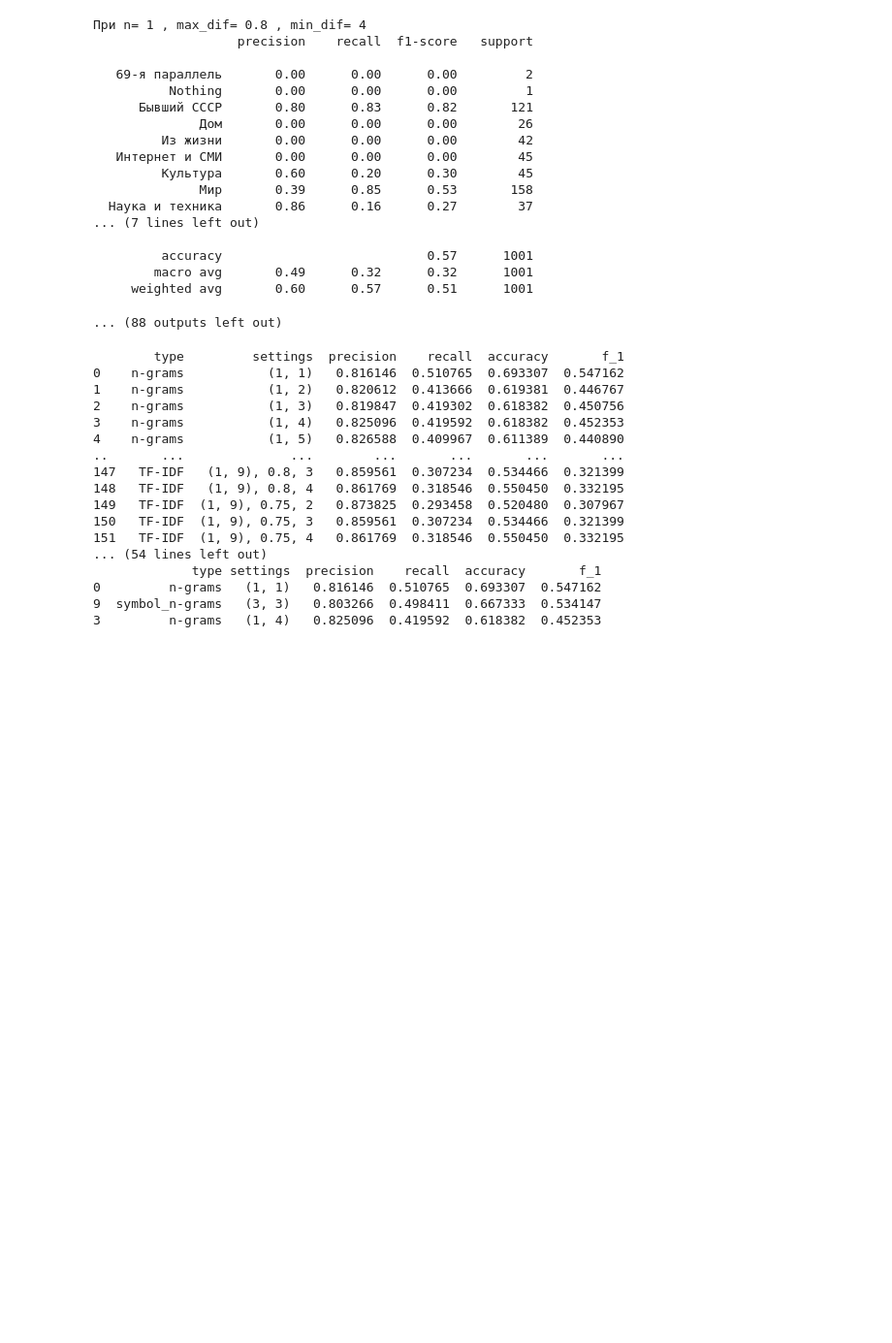
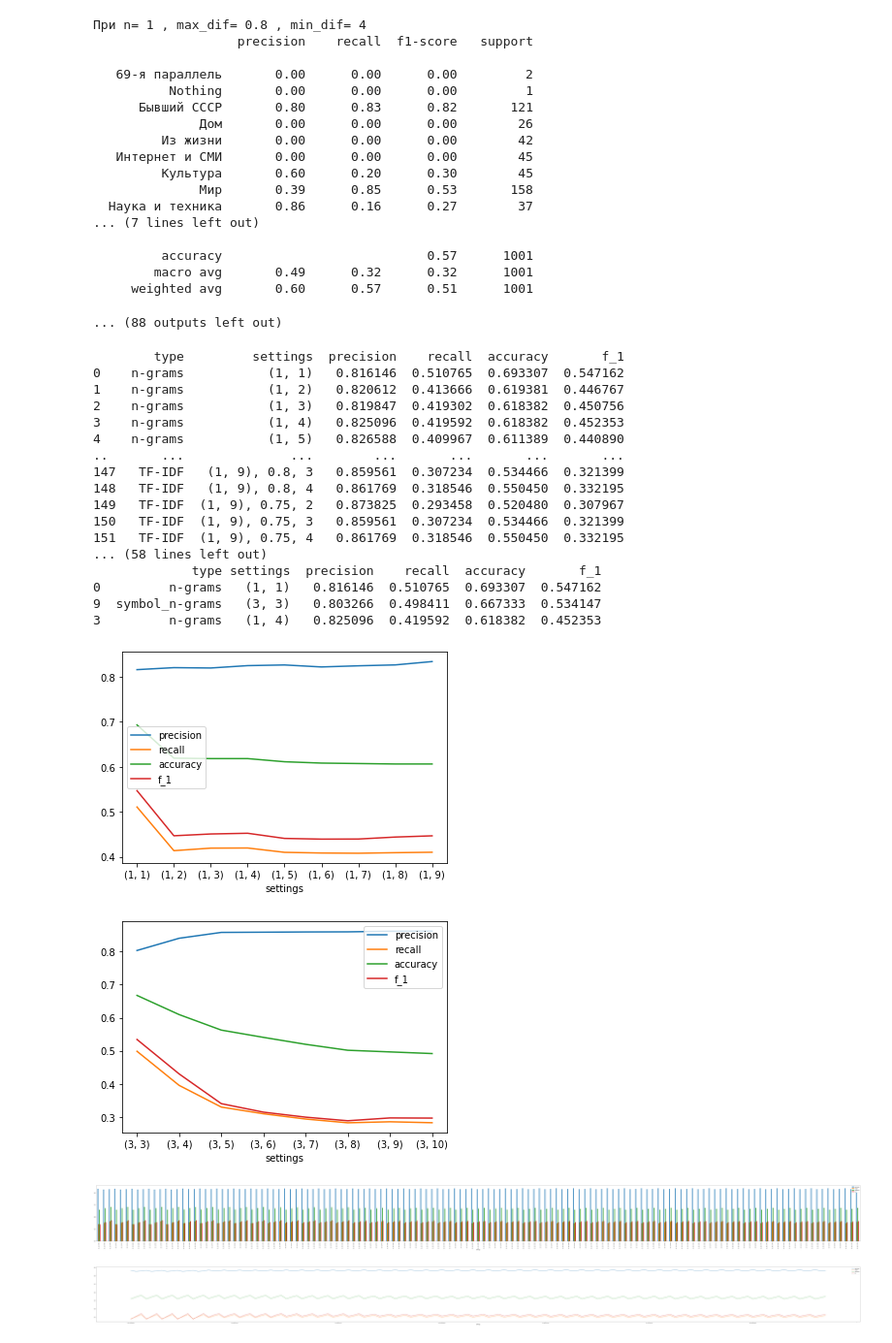
Before and after one commit to OlegLaiok/Comp_Lingv, a Jupyter notebook: лаба_5.ipynb, the cells around one changed output. Shown at 97% size. Drawn from its saved outputs; the diff is of its cells as text; code cells hidden in the pictures; blank space fills up the shorter version.

```diff
--- a/лаба_5.ipynb
+++ b/лаба_5.ipynb
@@ -637,34 +640,50 @@ with open("table.json", "r", encoding ='utf-8') as f:
 table = pd.DataFrame.from_dict(table)
 print(table)
 print('n_grams_table:')
-print(table.loc[(table['type']=='n-grams')])
+n_grams = table.loc[(table['type']=='n-grams')]
+print(n_grams)
+print(n_grams.plot(x = 'settings'))
+
 print('symbol n-grams table:')
-print(table.loc[(table['type']=='symbol_n-grams')])
+symbol_ngrams = table.loc[(table['type']=='symbol_n-grams')]
+print(symbol_ngrams)
+print(symbol_ngrams.plot(x = 'settings'))
+
 print('TF-IDF table:')
-print(table.loc[(table['type']=='TF-IDF')])
+tf_idf = table.loc[(table['type']=='TF-IDF')]
+print(tf_idf)
+print(tf_idf.plot(x = 'settings', kind = 'bar', figsize = (135,10)))
+
 print('sorted by precision')
 print(table.sort_values(by='precision', ascending=False)[:3])
+
 print('sorted by recall')
 print(table.sort_values(by='recall',ascending=False)[:3])
+
 print('sorted by accuracy')
 print(table.sort_values(by='accuracy',ascending=False)[:3])
+
 print('sorted by f_1')
 print(table.sort_values(by='f_1',ascending=False)[:3])
 # %% [output]
         type         settings  precision    recall  accuracy       f_1
 0    n-grams           (1, 1)   0.816146  0.510765  0.693307  0.547162
 1    n-grams           (1, 2)   0.820612  0.413666  0.619381  0.446767
 2    n-grams           (1, 3)   0.819847  0.419302  0.618382  0.450756
 3    n-grams           (1, 4)   0.825096  0.419592  0.618382  0.452353
 4    n-grams           (1, 5)   0.826588  0.409967  0.611389  0.440890
 ..       ...              ...        ...       ...       ...       ...
 147   TF-IDF   (1, 9), 0.8, 3   0.859561  0.307234  0.534466  0.321399
 148   TF-IDF   (1, 9), 0.8, 4   0.861769  0.318546  0.550450  0.332195
 149   TF-IDF  (1, 9), 0.75, 2   0.873825  0.293458  0.520480  0.307967
 150   TF-IDF  (1, 9), 0.75, 3   0.859561  0.307234  0.534466  0.321399
 151   TF-IDF  (1, 9), 0.75, 4   0.861769  0.318546  0.550450  0.332195
-... (54 lines left out)
+... (58 lines left out)
              type settings  precision    recall  accuracy       f_1
 0         n-grams   (1, 1)   0.816146  0.510765  0.693307  0.547162
 9  symbol_n-grams   (3, 3)   0.803266  0.498411  0.667333  0.534147
 3         n-grams   (1, 4)   0.825096  0.419592  0.618382  0.452353
+[figure, added]
+[figure, added]
+[figure, added]
+[figure, added]
```
Also changed, not shown: parts of 8 cells of this notebook.
